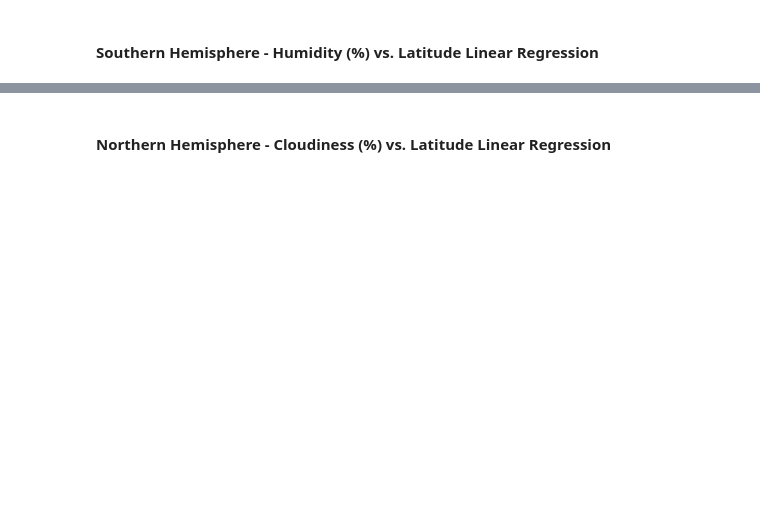
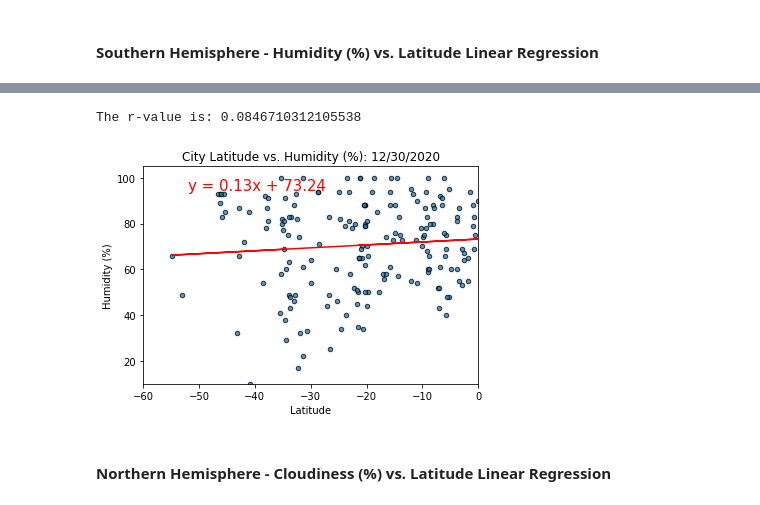
Before and after one commit to abaker178/api-challenge, a Jupyter notebook: WeatherPy/WeatherPy.ipynb, the cells around one changed output, grey strips where cells are left out. Drawn from its saved outputs; the diff is of its cells as text; code cells hidden in the pictures; blank space fills up the shorter version.

```diff
--- a/WeatherPy/WeatherPy.ipynb
+++ b/WeatherPy/WeatherPy.ipynb
@@ -308,2 +313,7 @@ The r-value is: 0.014985174297345524
+# %%
+buildLatPlot("Humidity", "Humidity (%)", south_hemi_df, lingress=True)
+# %% [output]
+The r-value is: 0.0846710312105538
+[figure, added]
 # %% [markdown]
 ####  Northern Hemisphere - Cloudiness (%) vs. Latitude Linear Regression
```
Also changed, not shown: parts of 19 cells of this notebook.
